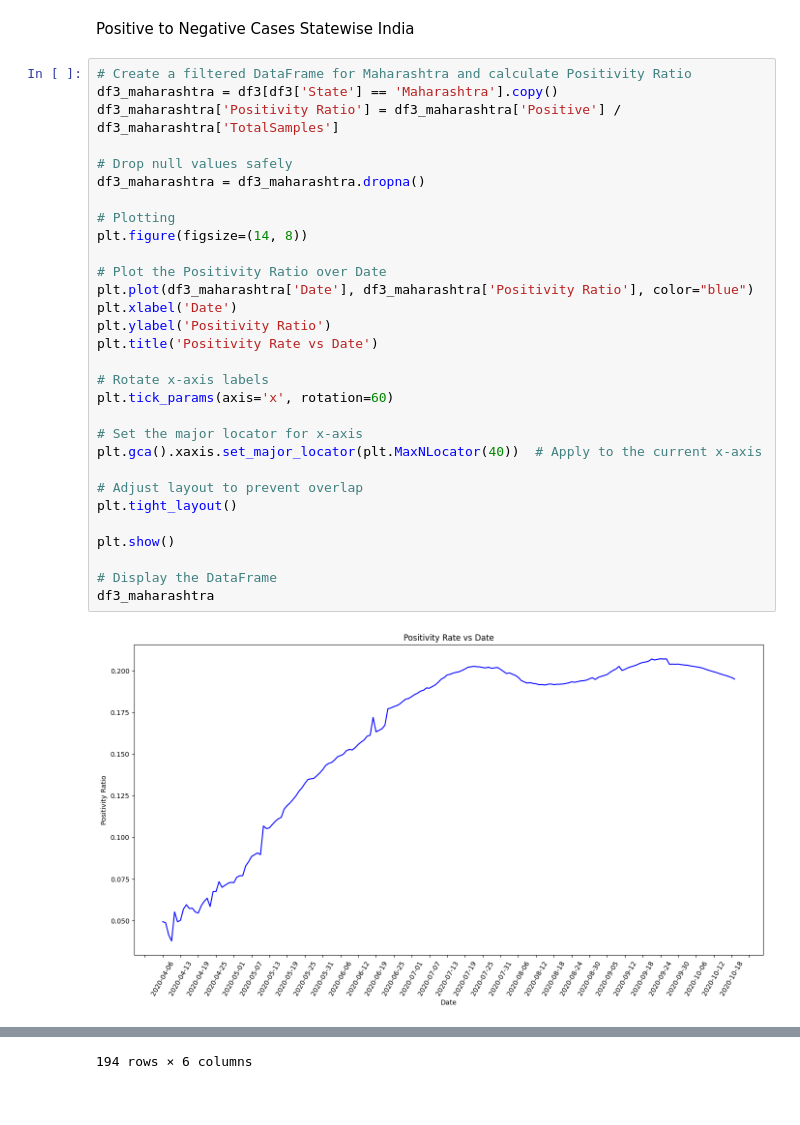
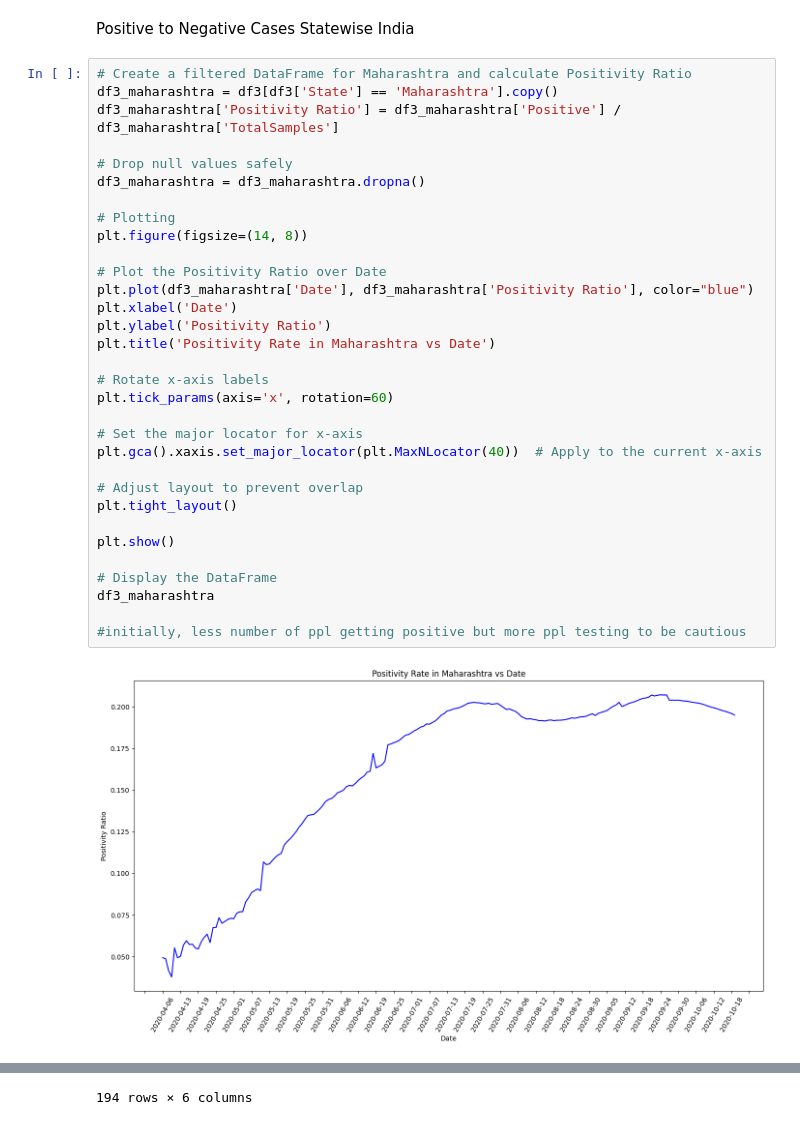
Before and after one commit to ShivsharanSanjawad/COVID-19-Data-Analysis, a Jupyter notebook: Main.ipynb, the cells around one changed output, grey strips where cells are left out. Cells and saved outputs as stored; diff of their text form.

```diff
--- a/Main.ipynb
+++ b/Main.ipynb
@@ -106,35 +105,37 @@ Positive to Negative Cases Statewise India
 # %%
 # Create a filtered DataFrame for Maharashtra and calculate Positivity Ratio
 df3_maharashtra = df3[df3['State'] == 'Maharashtra'].copy()
 df3_maharashtra['Positivity Ratio'] = df3_maharashtra['Positive'] / df3_maharashtra['TotalSamples']
 
 # Drop null values safely
 df3_maharashtra = df3_maharashtra.dropna()
 
 # Plotting
 plt.figure(figsize=(14, 8))
 
 # Plot the Positivity Ratio over Date
 plt.plot(df3_maharashtra['Date'], df3_maharashtra['Positivity Ratio'], color="blue")
 plt.xlabel('Date')
 plt.ylabel('Positivity Ratio')
-plt.title('Positivity Rate vs Date')
+plt.title('Positivity Rate in Maharashtra vs Date')
 
 # Rotate x-axis labels
 plt.tick_params(axis='x', rotation=60)
 
 # Set the major locator for x-axis
 plt.gca().xaxis.set_major_locator(plt.MaxNLocator(40))  # Apply to the current x-axis
 
 # Adjust layout to prevent overlap
 plt.tight_layout()
 
 plt.show()
 
 # Display the DataFrame
 df3_maharashtra
+
+#initially, less number of ppl getting positive but more ppl testing to be cautious
 # %% [output]
-[figure, old version]
+[figure, new version]
 |  | Date | State | TotalSamples | Negative | Positive | Positivity Ratio |
 | 8889 | 2020-04-06 | Maharashtra | 17563.0 | 15808 | 868.0 | 0.049422 |
 | 8890 | 2020-04-07 | Maharashtra | 20877.0 | 19290 | 1018.0 | 0.048762 |
```
Also changed, not shown: parts of 5 cells of this notebook.
